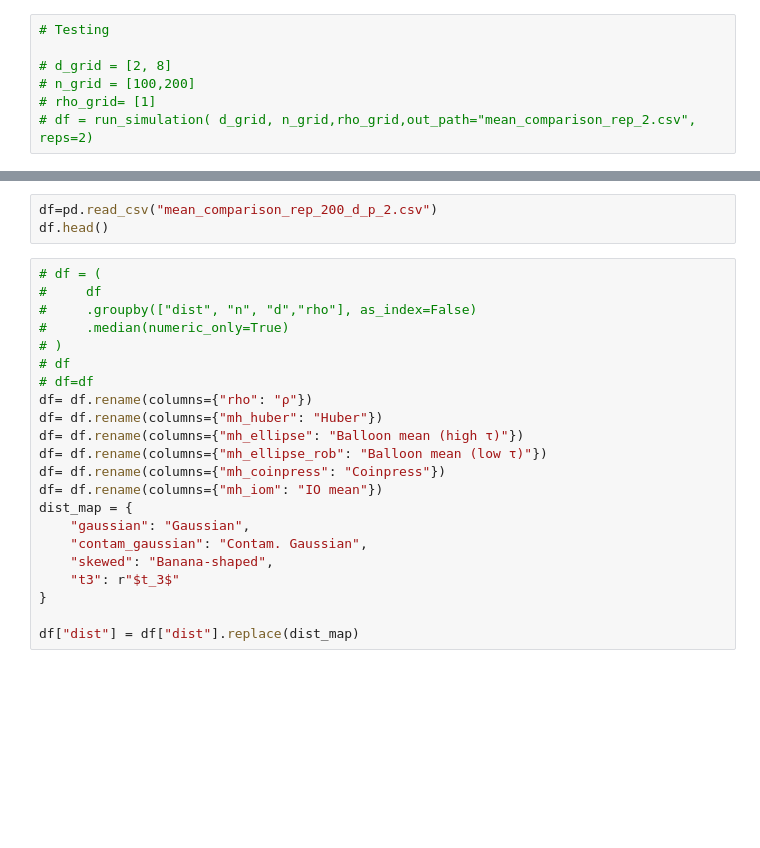
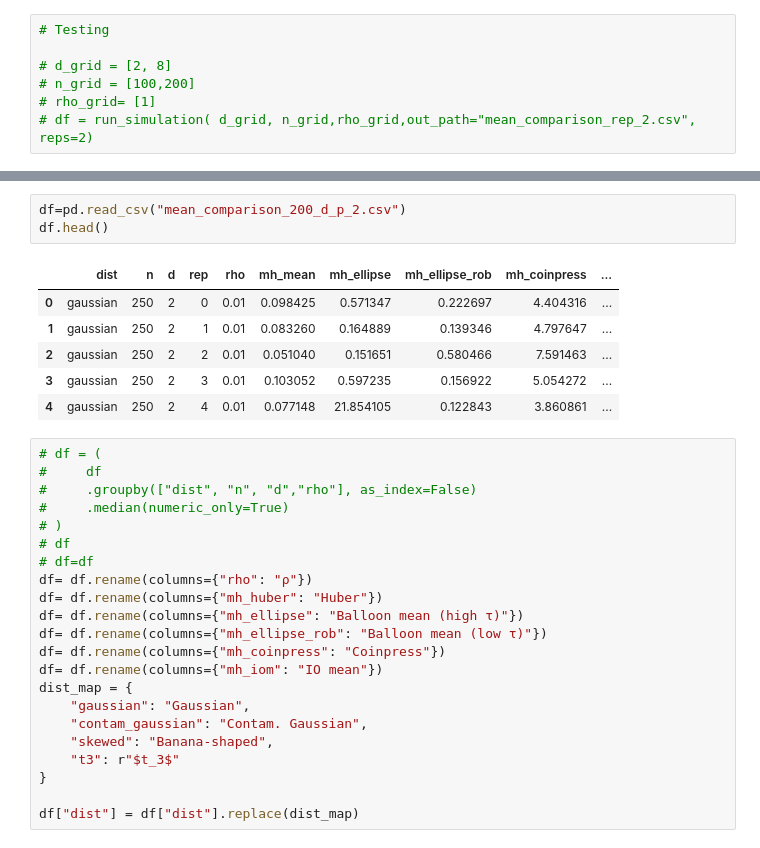
Before and after one commit to 12ramsake/BalloonMean, a Jupyter notebook: Comparison_Study.ipynb, the cells around one changed output, grey strips where cells are left out. Saved outputs shown, nothing was run; the diff lists cells and outputs as text; blank space fills up the shorter version.

```diff
--- a/Comparison_Study.ipynb
+++ b/Comparison_Study.ipynb
@@ -390,6 +412,13 @@ df = run_simulation( d_grid_pow2, n_grid,rho_grid,out_path="mean_comparison_rep_
 # %%
-df=pd.read_csv("mean_comparison_rep_200_d_p_2.csv")
+df=pd.read_csv("mean_comparison_200_d_p_2.csv")
 df.head()
+# %% [output]
+|  | dist | n | d | rep | rho | mh_mean | mh_ellipse | mh_ellipse_rob | mh_coinpress | ... |
+| 0 | gaussian | 250 | 2 | 0 | 0.01 | 0.098425 | 0.571347 | 0.222697 | 4.404316 | ... |
+| 1 | gaussian | 250 | 2 | 1 | 0.01 | 0.083260 | 0.164889 | 0.139346 | 4.797647 | ... |
+| 2 | gaussian | 250 | 2 | 2 | 0.01 | 0.051040 | 0.151651 | 0.580466 | 7.591463 | ... |
+| 3 | gaussian | 250 | 2 | 3 | 0.01 | 0.103052 | 0.597235 | 0.156922 | 5.054272 | ... |
+| 4 | gaussian | 250 | 2 | 4 | 0.01 | 0.077148 | 21.854105 | 0.122843 | 3.860861 | ... |
 # %%
 # df = (
 #     df
```
Also changed, not shown: parts of 7 cells of this notebook, 3 other files.
